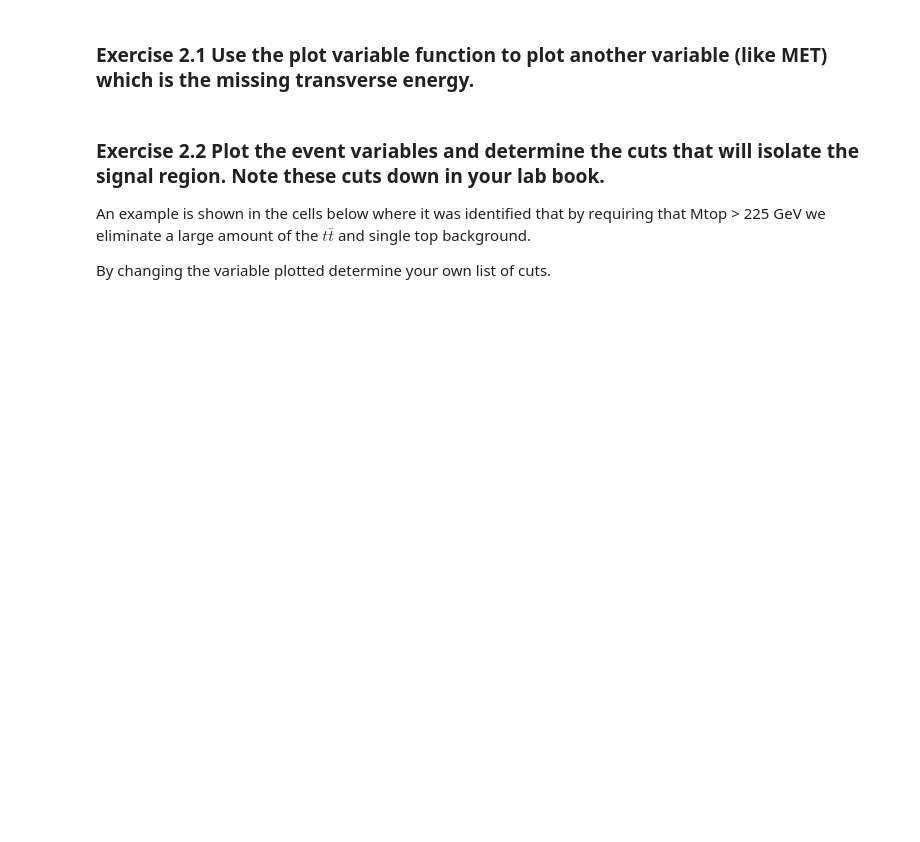
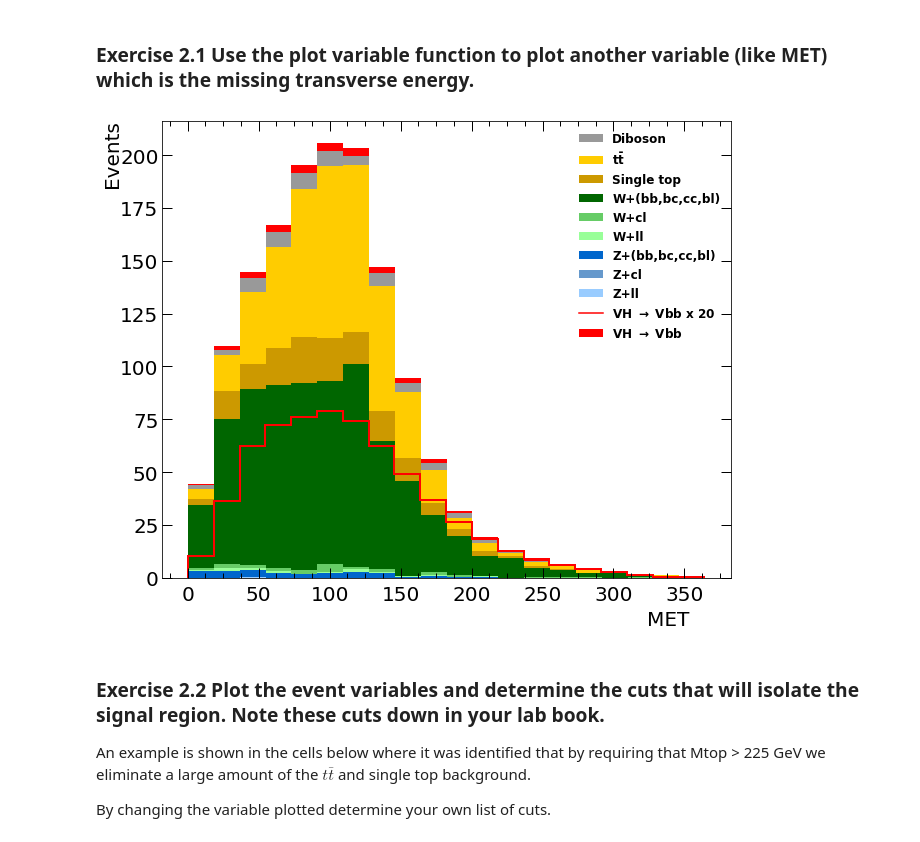
Before and after one commit to ikhurana95/in2HEP, a Jupyter notebook: notebooks/ATLAS Cut Based.ipynb, the cells around one changed output. Saved outputs shown, nothing was run; the diff lists cells and outputs as text; code cells hidden in the pictures; blank space fills up the shorter version.

```diff
--- a/notebooks/ATLAS Cut Based.ipynb
+++ b/notebooks/ATLAS Cut Based.ipynb
@@ -111,6 +111,10 @@ plot_variable(df,'Mtop')
 [figure]
 # %% [markdown]
 ### Exercise 2.1 Use the plot variable function to plot another variable (like MET) which is the missing transverse energy.
+# %%
+plot_variable(df,"MET")
+# %% [output]
+[figure, added]
 # %% [markdown]
 ### Exercise 2.2 Plot the event variables and determine the cuts that will isolate the signal region. Note these cuts down in your lab book.
 
```
Also changed, not shown: parts of 3 cells of this notebook, 3 other files.
